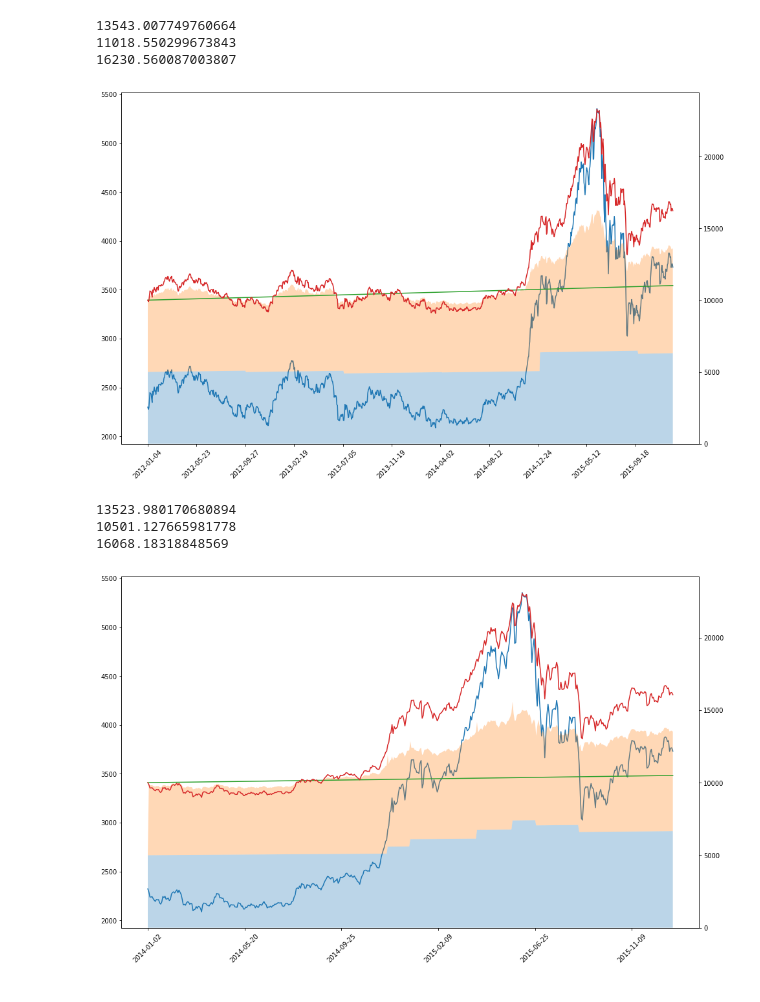
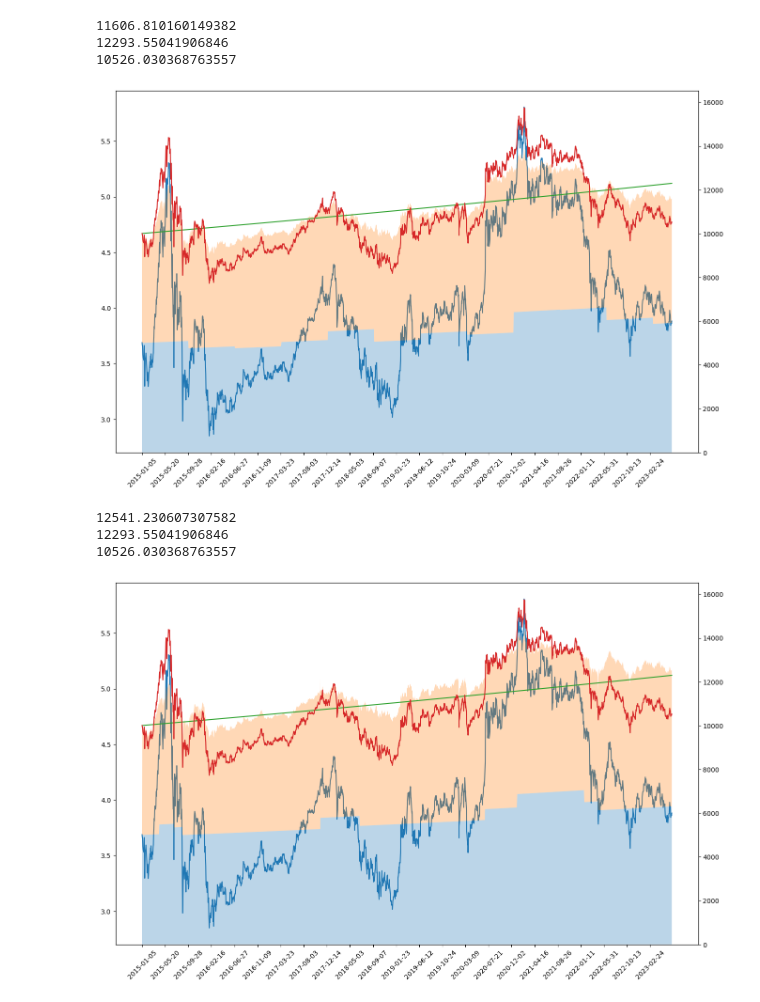
Before and after one commit to crossin/snippet, a Jupyter notebook: stock55/stock5050.ipynb, the cells around one changed output. Cells and saved outputs as stored; diff of their text form; code cells hidden in the pictures.

Commit message:
tushare -> akshare

```diff
--- a/stock55/stock5050.ipynb
+++ b/stock55/stock5050.ipynb
@@ -0,0 +1,20 @@
+# %%
+import akshare as ak
+import matplotlib.pyplot as plt
+
+def rebalance(asset, price):
+    money = asset * 0.5
+    stock = money / price
+    return money, stock
+
+asset = 10000
+hist_money = []
+hist_stock = []
+hist_allin_money = []
+hist_allin_stock = []
+allin_money = 10000
+allin_stock = 0
+days = 0
+interval = 180
+df = ak.fund_etf_hist_em(symbol="510300", period="daily", start_date="20150101", end_date="20230701", adjust="")
+df
@@ -1,24 +35,5 @@
 # %%
-import tushare as ts
-import matplotlib.pyplot as plt
-
-def rebalance(asset, price):
-    money = asset * 0.5
-    stock = money / price
-    return money, stock
-
-asset = 10000
-hist_money = []
-hist_stock = []
-hist_allin_money = []
-hist_allin_stock = []
-allin_money = 10000
-allin_stock = 0
-days = 0
-interval = 180
-df=ts.get_k_data('399300',start='2012-01-01',end='2016-01-01')
-# print(df)
-for price in df.close:
+for price in df.收盘:
     days -= 1
     if days < 0:
         money, stock = rebalance(asset, price)
@@ -39,29 +54,29 @@ print(asset)
 print(allin_money)
 print(allin_stock * price)
 # %% [output]
-13543.007749760664
-11018.550299673843
-16230.560087003807
+11606.810160149382
+12293.55041906846
+10526.030368763557
 # %%
 # draw
-date = list(df.date)
+date = list(df.日期)
 
 fig, left_axis = plt.subplots()
 fig.set_size_inches(16, 10)
 right_axis = left_axis.twinx()
 
-p1 = left_axis.plot(date, df.close)
+p1 = left_axis.plot(date, df.收盘)
 p2 = right_axis.stackplot(date, hist_money, hist_stock, alpha=0.3)
 p3 = right_axis.plot(date, hist_allin_money)
 p4 = right_axis.plot(date, hist_allin_stock)
 
 xticks = list(range(0, len(date), 90))
 xlabels = [date[x] for x in xticks]
 left_axis.set_xticks(xticks)
 left_axis.set_xticklabels(xlabels, rotation=45)
 plt.show()
 # %% [output]
-[figure, old version]
+[figure, new version]
 # %%
 # 按比例触发再平衡
 def rebalance(asset, price):
@@ -80,10 +95,9 @@ allin_money = 10000
 allin_stock = 0
 days = 0
 interval = 360
-df=ts.get_k_data('399300',start='2014-01-01',end='2016-01-01')
-# df=ts.get_k_data('601005',start='2007-10-01')
+df = ak.fund_etf_hist_em(symbol="510300", period="daily", start_date="20150101", end_date="20230701", adjust="")
 # print(df)
-for price in df.close:
+for price in df.收盘:
     days -= 1
     stock_p = stock * price
     if (money == 0 or stock == 0) or (money / stock_p > 1.2 or stock_p / money > 1.2):
@@ -106,13 +120,13 @@ print(allin_money)
 print(allin_stock * price)
 
 # draw
-date = list(df.date)
+date = list(df.日期)
 
 fig, left_axis = plt.subplots()
 fig.set_size_inches(16, 10)
 right_axis = left_axis.twinx()
 
-p1 = left_axis.plot(date, df.close)
+p1 = left_axis.plot(date, df.收盘)
 p2 = right_axis.stackplot(date, hist_money, hist_stock, alpha=0.3)
 p3 = right_axis.plot(date, hist_allin_money)
 p4 = right_axis.plot(date, hist_allin_stock)
@@ -123,10 +137,10 @@ left_axis.set_xticks(xticks)
 left_axis.set_xticklabels(xlabels, rotation=45)
 plt.show()
 # %% [output]
-13523.980170680894
-10501.127665981778
-16068.18318848569
+12541.230607307582
+12293.55041906846
+10526.030368763557
-[figure, old version]
+[figure, new version]
 # %%
 # 与定投结合
 def rebalance(asset, price):
```
Also changed, not shown: parts of 4 cells of this notebook, 5 other files.
